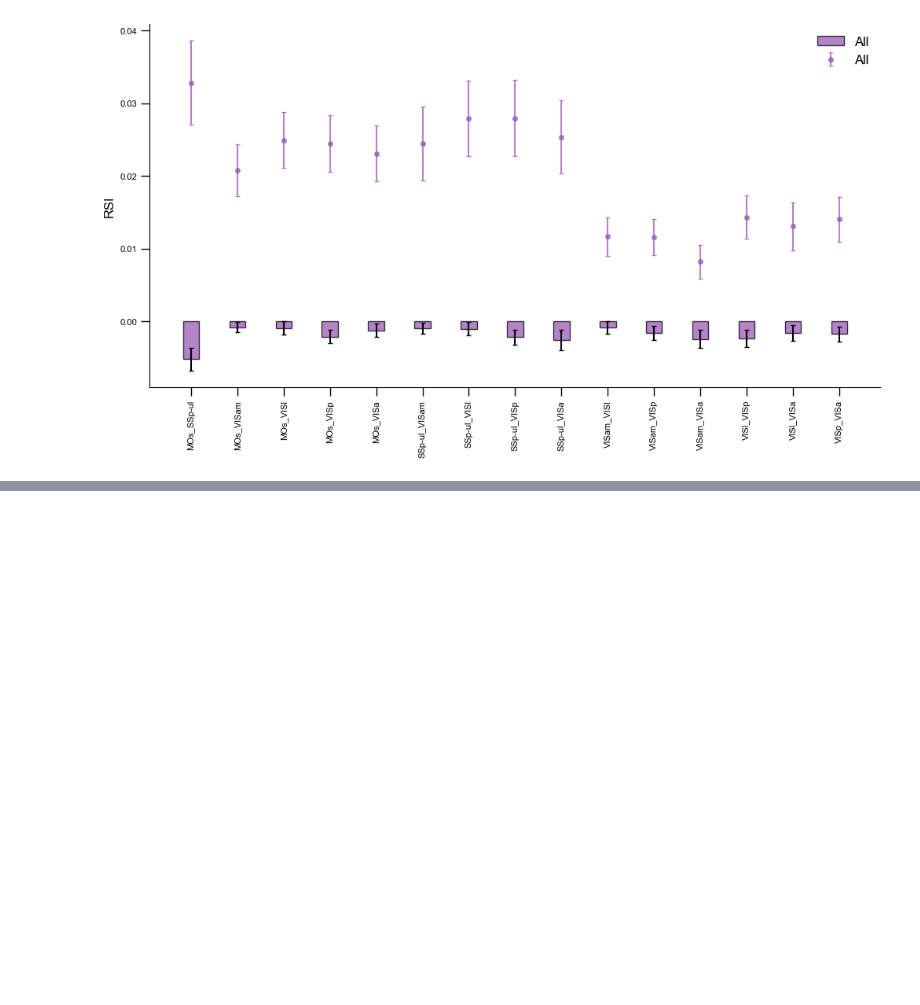
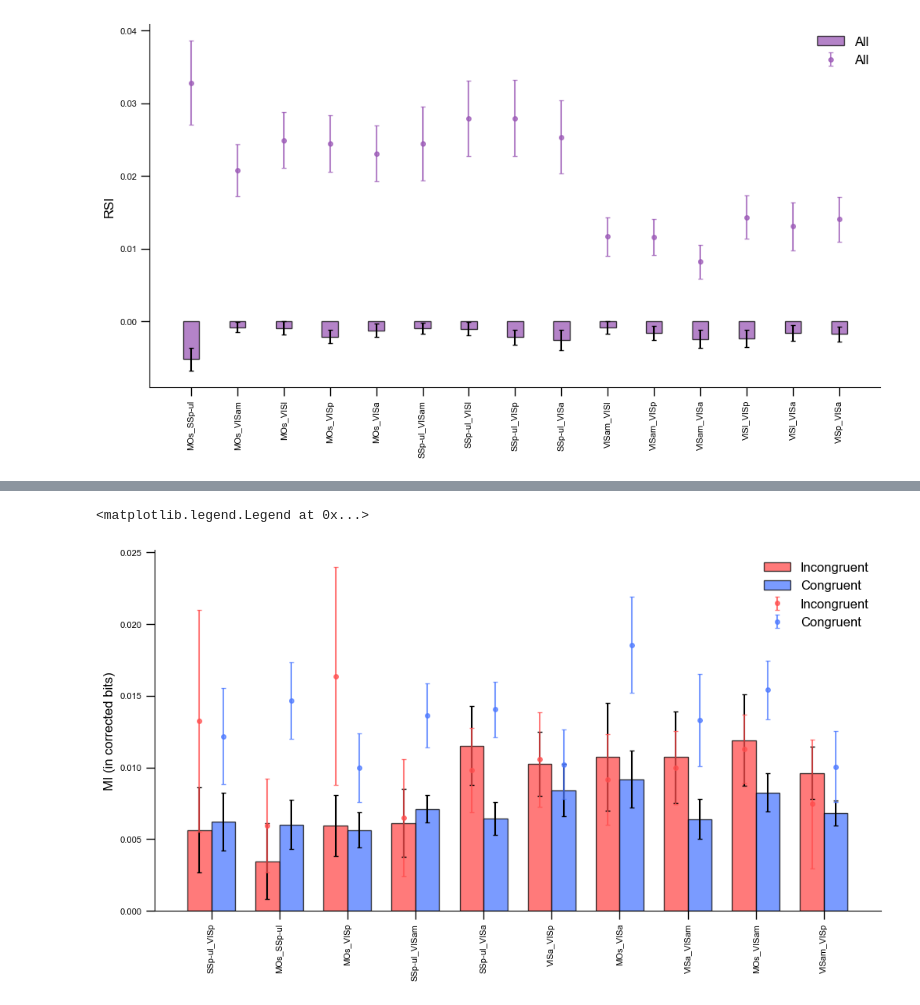
Before and after one commit to debottamKundu/ibl-partial-info-decomp, a Jupyter notebook: notebooks/multiregiondecoders.ipynb, the cells around one changed output, grey strips where cells are left out. Drawn from its saved outputs; the diff is of its cells as text; code cells hidden in the pictures; blank space fills up the shorter version.

```diff
--- a/notebooks/multiregiondecoders.ipynb
+++ b/notebooks/multiregiondecoders.ipynb
@@ -1087,0 +1260,6 @@ region_data = {}
+# %%
+data_store_subsampled = convert_into_regionwise_dict_subsampled(files_stim_subsampled)
+region_wise_pid_subsampled = compute_region_pid_dict(data_store_subsampled, 0)  # frame on
+mean_rsis_subsampled, mean_tvmis_subsampled, std_tvmis_subsampled, std_rsis_subsampled = (
+    compute_means_and_stds(region_wise_pid_subsampled)
+)
@@ -1087,0 +1270,56 @@ region_data = {}
+# %%
+fig, ax = plt.subplots(figsize=(12, 6))
+ax.bar(
+    np.arange(mean_rsis_subsampled.shape[0]) - 0.35 / 2,
+    mean_rsis_subsampled[:, 1],
+    yerr=std_rsis_subsampled[:, 1],
+    edgecolor="k",
+    color="#FF4D4D",
+    alpha=0.75,
+    width=0.35,
+    label="Incongruent",
+    capsize=2,
+)
+ax.bar(
+    np.arange(mean_rsis_subsampled.shape[0]) + 0.35 / 2,
+    mean_rsis_subsampled[:, 3],
+    yerr=std_rsis_subsampled[:, 3],
+    edgecolor="k",
+    color="#4D79FF",
+    alpha=0.75,
+    width=0.35,
+    label="Congruent",
+    capsize=2,
+)
+ax.set_xticks(np.arange(mean_rsis_subsampled.shape[0]), names, rotation=90)
+ax.set_ylabel("RSI")
+ax.legend(loc="best", frameon=False)
+
+ax.errorbar(
+    np.arange(mean_tvmis_subsampled.shape[0]) - 0.35 / 2,
+    mean_tvmis_subsampled[:, 1],
+    yerr=std_tvmis_subsampled[:, 1],
+    color="#FF4D4D",
+    alpha=0.75,
+    fmt="o",
+    label="Incongruent",
+    capsize=2,
+)
+ax.errorbar(
+    np.arange(mean_tvmis_subsampled.shape[0]) + 0.35 / 2,
+    mean_tvmis_subsampled[:, 3],
+    yerr=std_tvmis_subsampled[:, 3],
+    # edgecolor="k",
+    color="#4D79FF",
+    alpha=0.75,
+    # width=0.35,
+    fmt="o",
+    label="Congruent",
+    capsize=2,
+)
+ax.set_xticks(np.arange(mean_tvmis_subsampled.shape[0]), names, rotation=90)
+ax.set_ylabel("MI (in corrected bits)")
+ax.legend(loc="best", frameon=False)
+# %% [output]
+<matplotlib.legend.Legend at 0x...>
+[figure, added]
```
Also changed, not shown: parts of 35 cells of this notebook, 3 other files.
